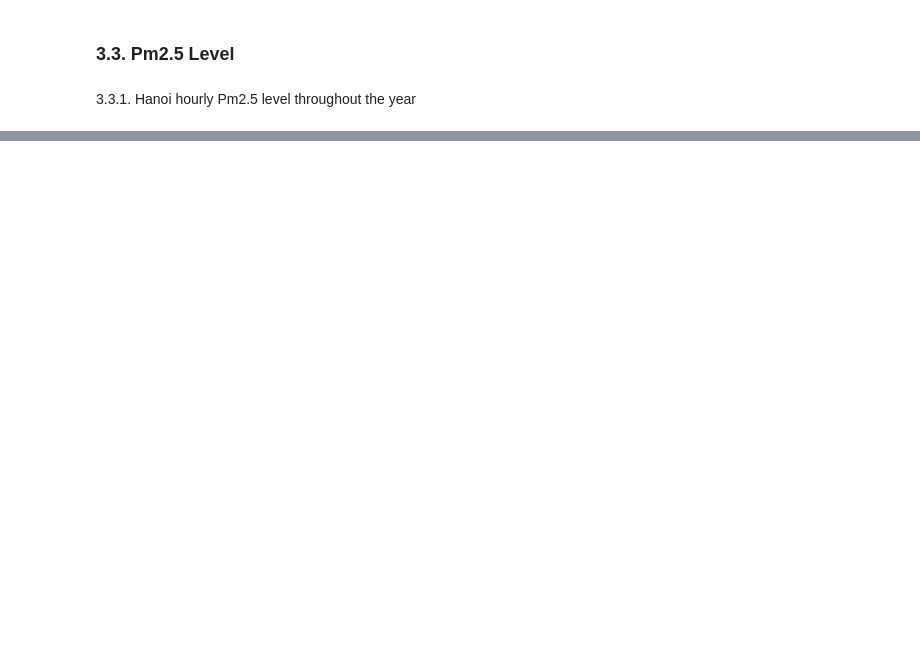
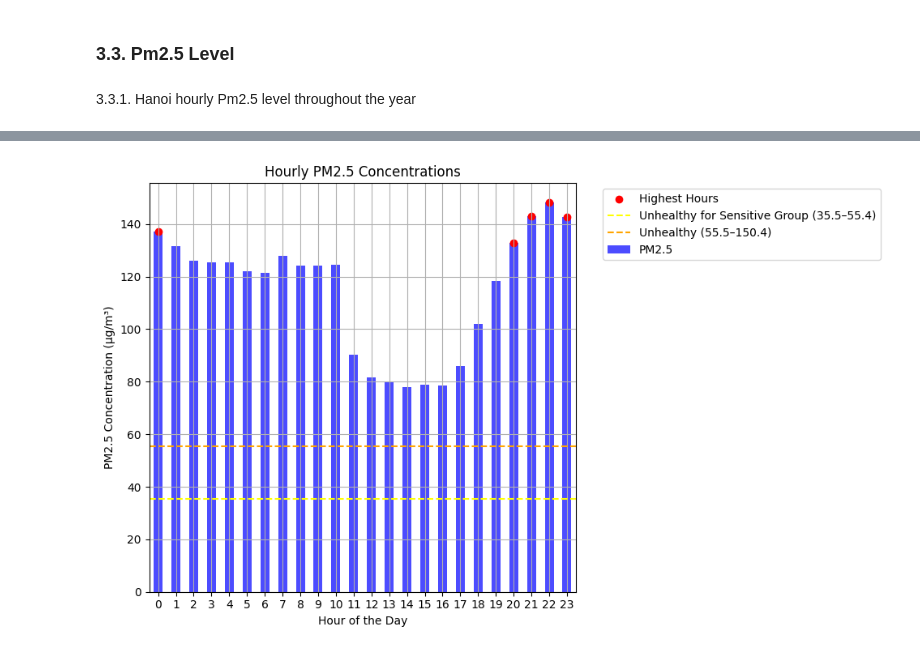
Before and after one commit to HoangHumg1210/Air_Quality-Analysis_HN, a Jupyter notebook: data/Exploratory Data Analysis.ipynb, the cells around one changed output, grey strips where cells are left out. Saved outputs shown, nothing was run; the diff lists cells and outputs as text; code cells hidden in the pictures; blank space fills up the shorter version.

```diff
--- a/data/Exploratory Data Analysis.ipynb
+++ b/data/Exploratory Data Analysis.ipynb
@@ -237,0 +315,32 @@ Giờ 20:00 có nồng độ PM2.5 trung bình là 132.94 µg/m³
+# %%
+# --- Bước 1: tính trung bình PM2.5 toàn Hà Nội theo thời gian ---
+df["Local Time"] = pd.to_datetime(df["Local Time"], errors="coerce")
+df = df.dropna(subset=["Local Time"]).sort_values("Local Time")
+
+pmh = (df.groupby("Local Time", as_index=True)["PM25"]
+         .mean()
+         .sort_index())
+
+# --- Bước 2: group theo giờ trong ngày ---
+hourly_pm25 = pmh.groupby(pmh.index.hour).mean()
+
+# --- Bước 3: tìm các giờ có PM2.5 cao nhất ---
+highest_hours = hourly_pm25.nlargest(5)
+
+# --- Bước 4: vẽ biểu đồ ---
+plt.figure(figsize=(10,6))
+hourly_pm25.plot(kind='bar', color='blue', alpha=0.7, label='PM2.5')
+plt.scatter(highest_hours.index, highest_hours.values, color='red', label='Highest Hours')
+
+plt.title('Hourly PM2.5 Concentrations')
+plt.xlabel('Hour of the Day')
+plt.ylabel('PM2.5 Concentration (μg/m³)')
+plt.axhline(y=35.5, color='yellow', linestyle='--', label='Unhealthy for Sensitive Group (35.5–55.4)')
+plt.axhline(y=55.5, color='orange', linestyle='--', label='Unhealthy (55.5–150.4)')
+plt.legend(bbox_to_anchor=(1.05, 1), loc='upper left')
+plt.grid(True)
+plt.xticks(rotation='horizontal')
+plt.tight_layout()
+plt.show()
+# %% [output]
+[figure, added]
```
Also changed, not shown: parts of 11 cells of this notebook, 2 other files.
